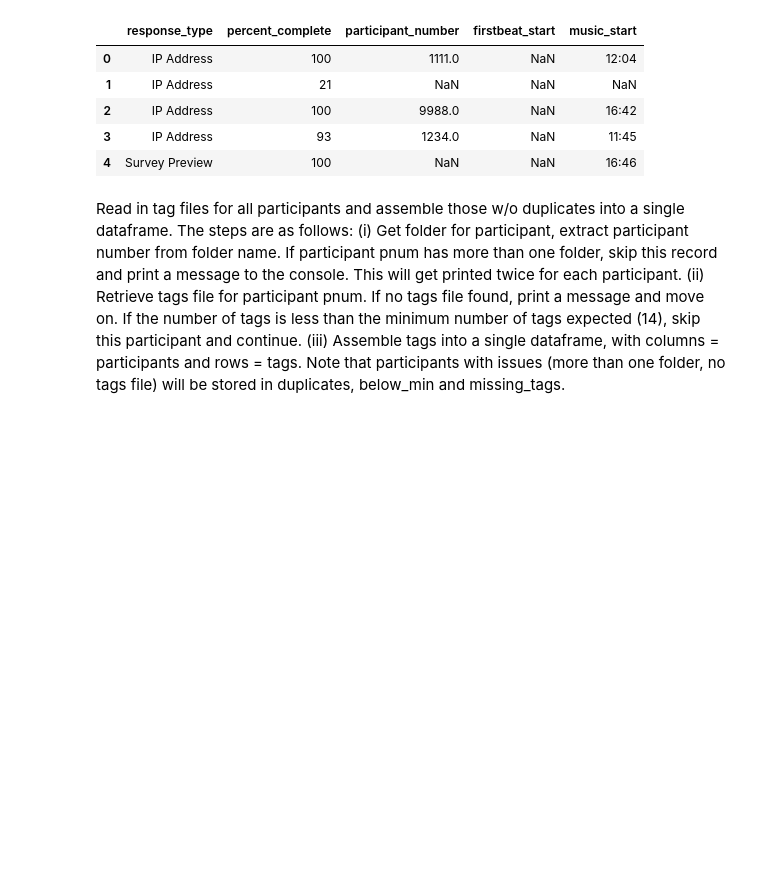
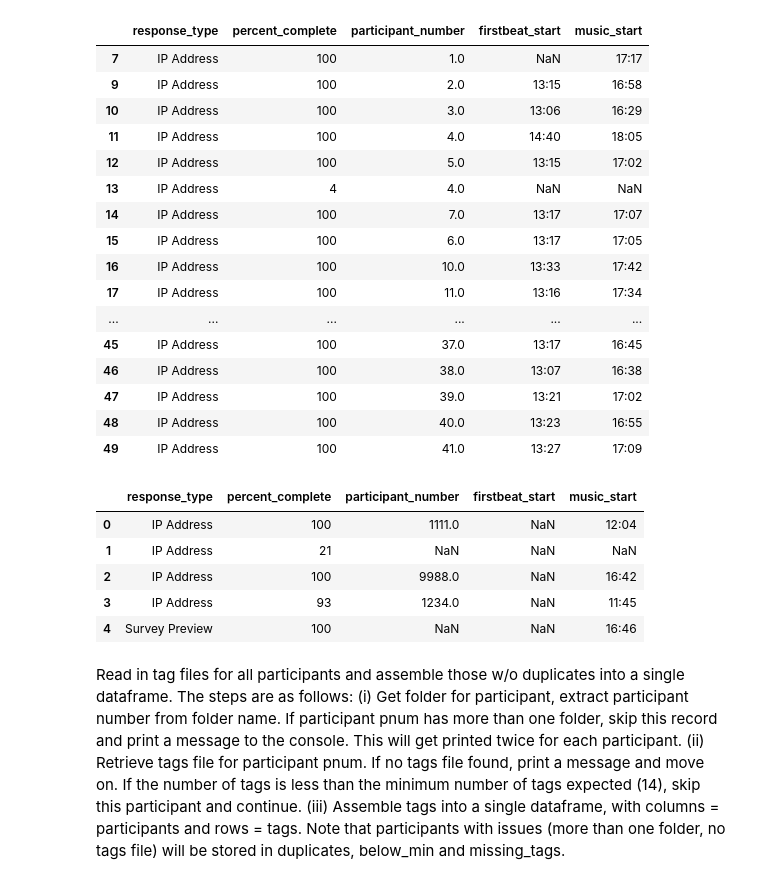
Before and after one commit to lucia-lux/Spironolactone_preprocessing, a Jupyter notebook: get_e4_double_tags.ipynb, the cells around one changed output. Saved outputs shown, nothing was run; the diff lists cells and outputs as text; code cells hidden in the pictures; blank space fills up the shorter version.

```diff
--- a/get_e4_double_tags.ipynb
+++ b/get_e4_double_tags.ipynb
@@ -306,6 +308,26 @@ col_list =  ["Status","Progress","DQ-1","Firstbeat_on_time", "MUSIC-T1"]
 new_names = ["response_type","percent_complete","participant_number","firstbeat_start","music_start"]
 qualtrics_df = pd.read_csv(os.path.join(main_dir,"main_dat.csv"),usecols =col_list,skiprows= [1,2])
 qualtrics_df.columns = new_names
+# %%
+hrvutils.remove_invalid_records(qualtrics_df, "participant_number")
+# %% [output]
+|  | response_type | percent_complete | participant_number | firstbeat_start | music_start |
+| 7 | IP Address | 100 | 1.0 | NaN | 17:17 |
+| 9 | IP Address | 100 | 2.0 | 13:15 | 16:58 |
+| 10 | IP Address | 100 | 3.0 | 13:06 | 16:29 |
+| 11 | IP Address | 100 | 4.0 | 14:40 | 18:05 |
+| 12 | IP Address | 100 | 5.0 | 13:15 | 17:02 |
+| 13 | IP Address | 4 | 4.0 | NaN | NaN |
+| 14 | IP Address | 100 | 7.0 | 13:17 | 17:07 |
+| 15 | IP Address | 100 | 6.0 | 13:17 | 17:05 |
+| 16 | IP Address | 100 | 10.0 | 13:33 | 17:42 |
+| 17 | IP Address | 100 | 11.0 | 13:16 | 17:34 |
+| ... | ... | ... | ... | ... | ... |
+| 45 | IP Address | 100 | 37.0 | 13:17 | 16:45 |
+| 46 | IP Address | 100 | 38.0 | 13:07 | 16:38 |
+| 47 | IP Address | 100 | 39.0 | 13:21 | 17:02 |
+| 48 | IP Address | 100 | 40.0 | 13:23 | 16:55 |
+| 49 | IP Address | 100 | 41.0 | 13:27 | 17:09 |
 # %%
 qualtrics_df.head()
 # %% [output]
```
Also changed, not shown: parts of 1 cell of this notebook, 4 other files.
